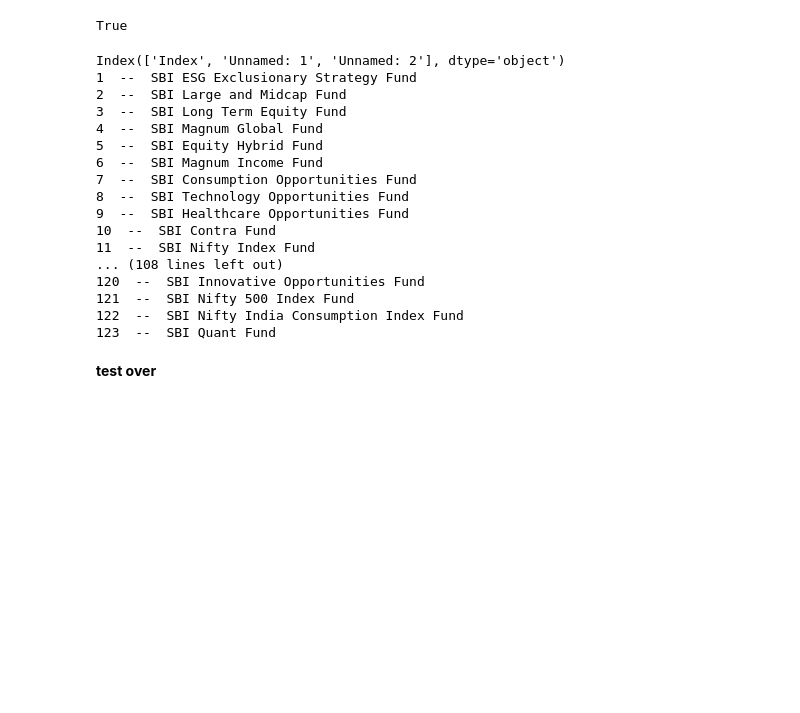
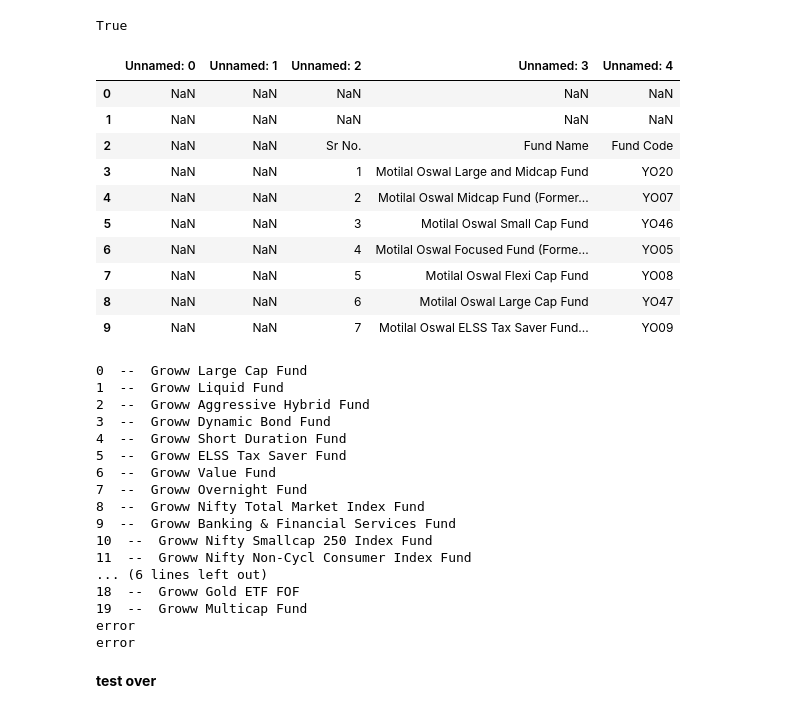
Before and after one commit to vaibhaVishwakarma/AssetManagmentCompanyParser, a Jupyter notebook: test.ipynb, the cells around one changed output. Saved outputs shown, nothing was run; the diff lists cells and outputs as text; code cells hidden in the pictures; blank space fills up the shorter version.

```diff
--- a/test.ipynb
+++ b/test.ipynb
@@ -156,31 +187,47 @@ re.sub(r"(?<!\w)(nan)+(?!\w)",""," i001 -dnang nan nannan ", flags=re.IGNORECASE
 "0".isdigit()
 # %% [output]
 True
+# %%
+df = all_sheets[0]
+df.head(10)
+# %% [output]
+|  | Unnamed: 0 | Unnamed: 1 | Unnamed: 2 | Unnamed: 3 | Unnamed: 4 |
+| 0 | NaN | NaN | NaN | NaN | NaN |
+| 1 | NaN | NaN | NaN | NaN | NaN |
+| 2 | NaN | NaN | Sr No. | Fund Name | Fund Code |
+| 3 | NaN | NaN | 1 | Motilal Oswal Large and Midcap Fund | YO20 |
+| 4 | NaN | NaN | 2 | Motilal Oswal Midcap Fund (Former... | YO07 |
+| 5 | NaN | NaN | 3 | Motilal Oswal Small Cap Fund | YO46 |
+| 6 | NaN | NaN | 4 | Motilal Oswal Focused Fund (Forme... | YO05 |
+| 7 | NaN | NaN | 5 | Motilal Oswal Flexi Cap Fund | YO08 |
+| 8 | NaN | NaN | 6 | Motilal Oswal Large Cap Fund | YO47 |
+| 9 | NaN | NaN | 7 | Motilal Oswal ELSS Tax Saver Fund... | YO09 |
 # %%
+groww = lambda x : re.sub(r"^IB\w*-","", x)
 for idx , df in enumerate(all_sheets):
     try:
-        print(idx , " -- " , df.iloc[1,3])
+        print(idx , " -- " , groww(list(filter(lambda x : "unnamed" not in x.lower() and "groww" in x.lower() , list(df.columns)))[0].strip()))
     except Exception as e:
-        print((df.columns))
+        print("error")
         continue
 # %% [output]
-Index(['Index', 'Unnamed: 1', 'Unnamed: 2'], dtype='object')
-1  --  SBI ESG Exclusionary Strategy Fund
-2  --  SBI Large and Midcap Fund
-3  --  SBI Long Term Equity Fund
-4  --  SBI Magnum Global Fund
-5  --  SBI Equity Hybrid Fund
-6  --  SBI Magnum Income Fund
-7  --  SBI Consumption Opportunities Fund
-8  --  SBI Technology Opportunities Fund
-9  --  SBI Healthcare Opportunities Fund
-10  --  SBI Contra Fund
-11  --  SBI Nifty Index Fund
-... (108 lines left out)
-120  --  SBI Innovative Opportunities Fund
-121  --  SBI Nifty 500 Index Fund
-122  --  SBI Nifty India Consumption Index Fund
-123  --  SBI Quant Fund
+0  --  Groww Large Cap Fund
+1  --  Groww Liquid Fund
+2  --  Groww Aggressive Hybrid Fund
+3  --  Groww Dynamic Bond Fund
+4  --  Groww Short Duration Fund
+5  --  Groww ELSS Tax Saver Fund
+6  --  Groww Value Fund
+7  --  Groww Overnight Fund
+8  --  Groww Nifty Total Market Index Fund
+9  --  Groww Banking & Financial Services Fund
+10  --  Groww Nifty Smallcap 250 Index Fund
+11  --  Groww Nifty Non-Cycl Consumer Index Fund
+... (6 lines left out)
+18  --  Groww Gold ETF FOF
+19  --  Groww Multicap Fund
+error
+error
 # %% [markdown]
 **test over**
 # %%
```
Also changed, not shown: parts of 20 cells of this notebook, 54 other files.
